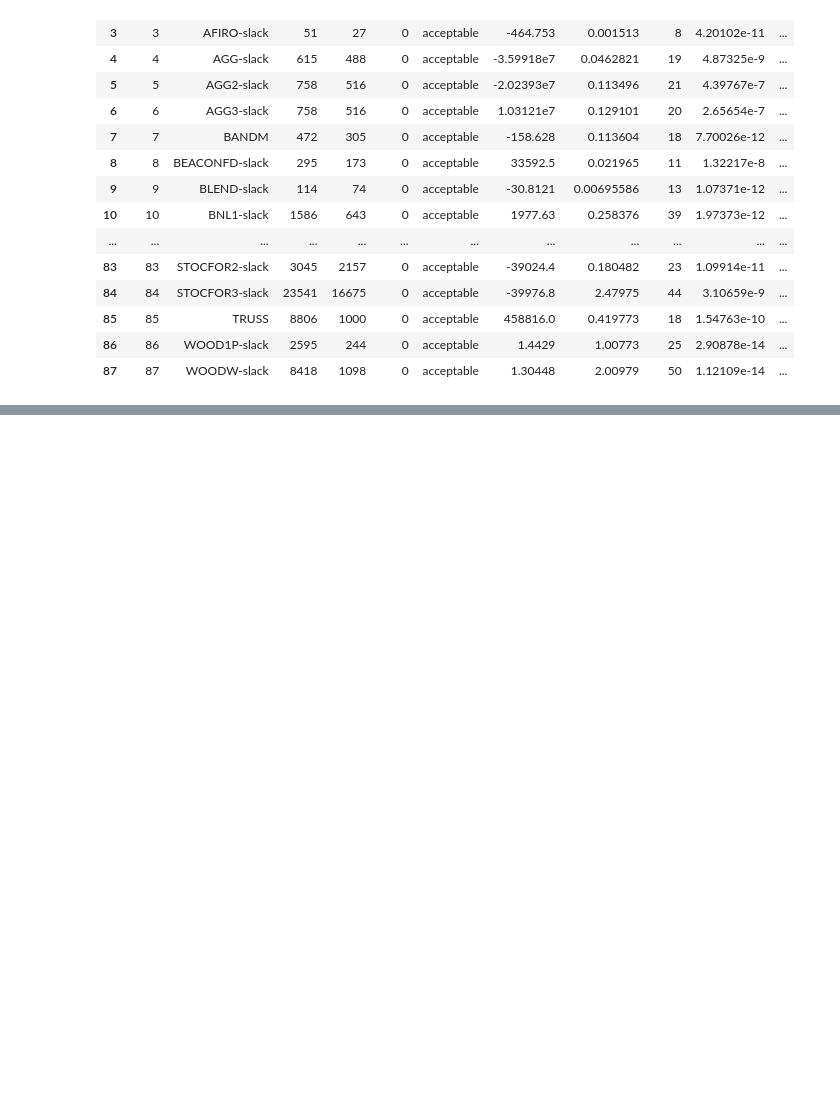
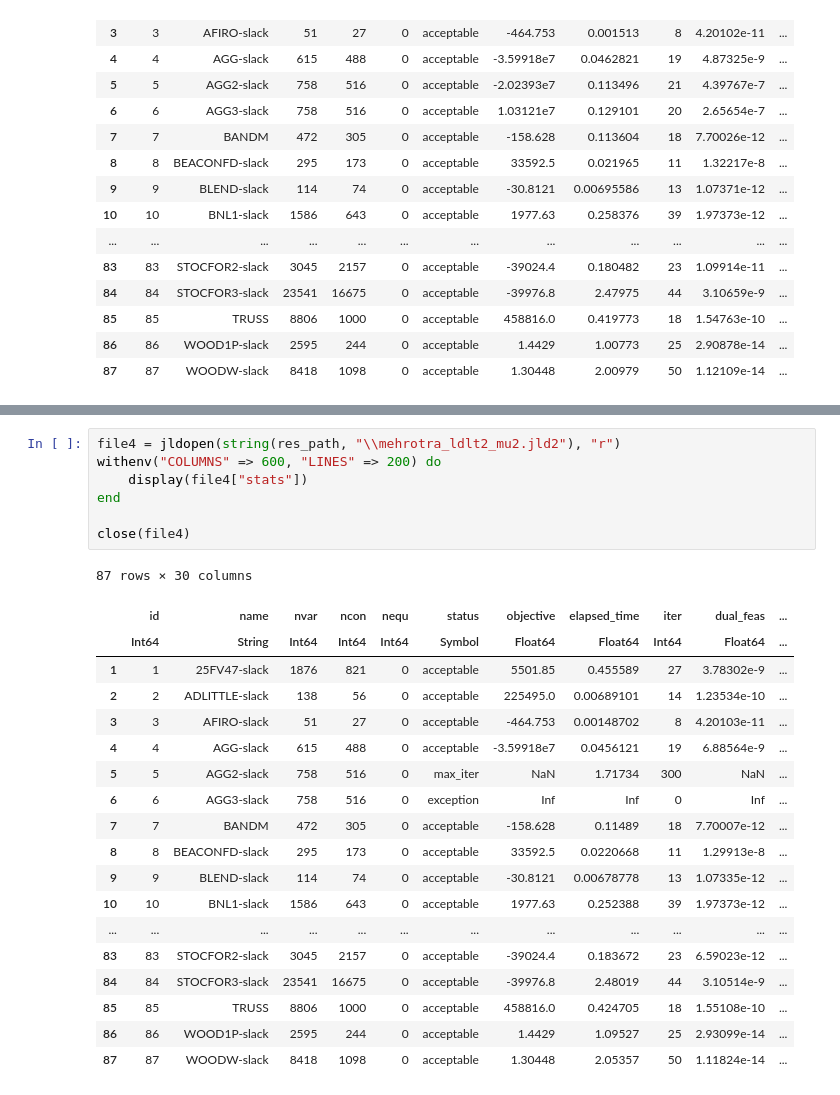
Before and after one commit to geoffroyleconte/StageOptim, a Jupyter notebook: Mehrotra_bounds_x.ipynb, the cells around one changed output, grey strips where cells are left out. Drawn from its saved outputs; the diff is of its cells as text; blank space fills up the shorter version.

```diff
--- a/Mehrotra_bounds_x.ipynb
+++ b/Mehrotra_bounds_x.ipynb
@@ -1340,0 +1283,27 @@ close(file2)
+# %%
+file4 = jldopen(string(res_path, "\\mehrotra_ldlt2_mu2.jld2"), "r")
+withenv("COLUMNS" => 600, "LINES" => 200) do
+    display(file4["stats"])
+end
+
+close(file4)
+# %% [output]
+87 rows × 30 columns
+|  | id | name | nvar | ncon | nequ | status | objective | elapsed_time | iter | dual_feas | ... |
+|  | Int64 | String | Int64 | Int64 | Int64 | Symbol | Float64 | Float64 | Int64 | Float64 | ... |
+| 1 | 1 | 25FV47-slack | 1876 | 821 | 0 | acceptable | 5501.85 | 0.455589 | 27 | 3.78302e-9 | ... |
+| 2 | 2 | ADLITTLE-slack | 138 | 56 | 0 | acceptable | 225495.0 | 0.00689101 | 14 | 1.23534e-10 | ... |
+| 3 | 3 | AFIRO-slack | 51 | 27 | 0 | acceptable | -464.753 | 0.00148702 | 8 | 4.20103e-11 | ... |
+| 4 | 4 | AGG-slack | 615 | 488 | 0 | acceptable | -3.59918e7 | 0.0456121 | 19 | 6.88564e-9 | ... |
+| 5 | 5 | AGG2-slack | 758 | 516 | 0 | max_iter | NaN | 1.71734 | 300 | NaN | ... |
+| 6 | 6 | AGG3-slack | 758 | 516 | 0 | exception | Inf | Inf | 0 | Inf | ... |
+| 7 | 7 | BANDM | 472 | 305 | 0 | acceptable | -158.628 | 0.11489 | 18 | 7.70007e-12 | ... |
+| 8 | 8 | BEACONFD-slack | 295 | 173 | 0 | acceptable | 33592.5 | 0.0220668 | 11 | 1.29913e-8 | ... |
+| 9 | 9 | BLEND-slack | 114 | 74 | 0 | acceptable | -30.8121 | 0.00678778 | 13 | 1.07335e-12 | ... |
+| 10 | 10 | BNL1-slack | 1586 | 643 | 0 | acceptable | 1977.63 | 0.252388 | 39 | 1.97373e-12 | ... |
+| ... | ... | ... | ... | ... | ... | ... | ... | ... | ... | ... | ... |
+| 83 | 83 | STOCFOR2-slack | 3045 | 2157 | 0 | acceptable | -39024.4 | 0.183672 | 23 | 6.59023e-12 | ... |
+| 84 | 84 | STOCFOR3-slack | 23541 | 16675 | 0 | acceptable | -39976.8 | 2.48019 | 44 | 3.10514e-9 | ... |
+| 85 | 85 | TRUSS | 8806 | 1000 | 0 | acceptable | 458816.0 | 0.424705 | 18 | 1.55108e-10 | ... |
+| 86 | 86 | WOOD1P-slack | 2595 | 244 | 0 | acceptable | 1.4429 | 1.09527 | 25 | 2.93099e-14 | ... |
+| 87 | 87 | WOODW-slack | 8418 | 1098 | 0 | acceptable | 1.30448 | 2.05357 | 50 | 1.11824e-14 | ... |
```
Also changed, not shown: parts of 23 cells of this notebook, 1 other file.
